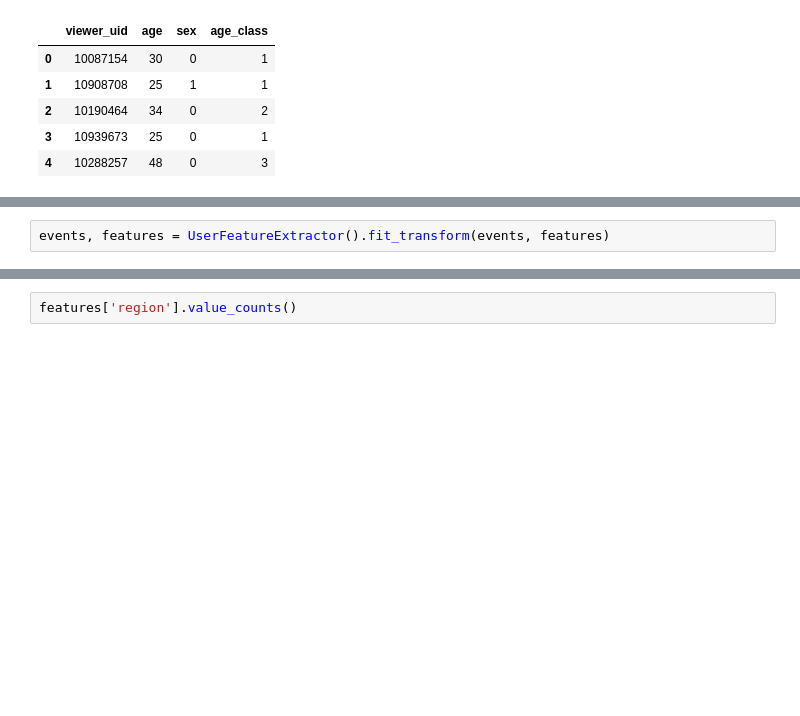
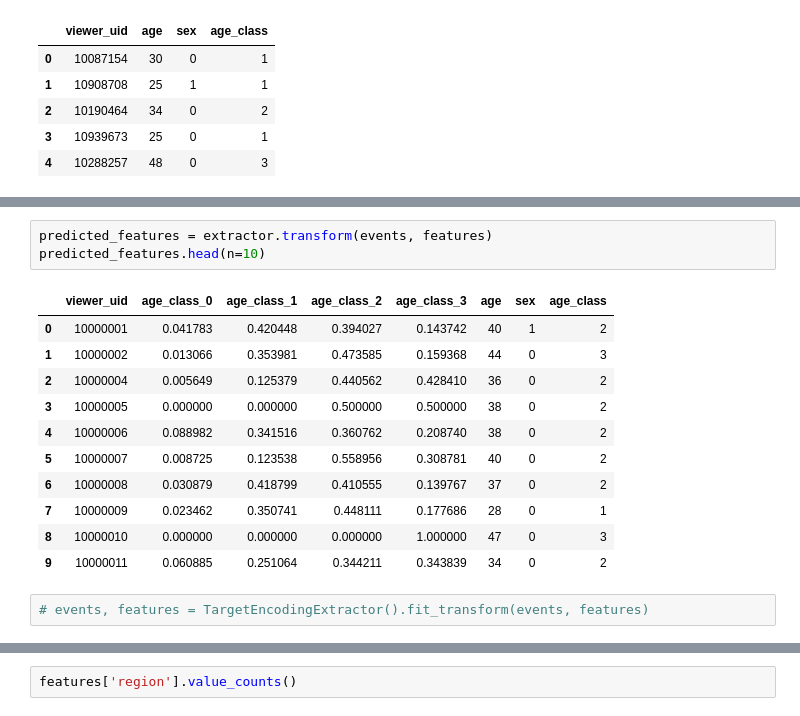
Before and after one commit to Paspasuy/SocDemPrediction, a Jupyter notebook: personal/paspasuy/baseline_socdem.ipynb, the cells around one changed output, grey strips where cells are left out. Cells and saved outputs as stored; diff of their text form; blank space fills up the shorter version.

```diff
--- a/personal/paspasuy/baseline_socdem.ipynb
+++ b/personal/paspasuy/baseline_socdem.ipynb
@@ -51,5 +77,20 @@ features.head()
+# %%
+predicted_features = extractor.transform(events, features)
+predicted_features.head(n=10)
+# %% [output]
+|  | viewer_uid | age_class_0 | age_class_1 | age_class_2 | age_class_3 | age | sex | age_class |
+| 0 | 10000001 | 0.041783 | 0.420448 | 0.394027 | 0.143742 | 40 | 1 | 2 |
+| 1 | 10000002 | 0.013066 | 0.353981 | 0.473585 | 0.159368 | 44 | 0 | 3 |
+| 2 | 10000004 | 0.005649 | 0.125379 | 0.440562 | 0.428410 | 36 | 0 | 2 |
+| 3 | 10000005 | 0.000000 | 0.000000 | 0.500000 | 0.500000 | 38 | 0 | 2 |
+| 4 | 10000006 | 0.088982 | 0.341516 | 0.360762 | 0.208740 | 38 | 0 | 2 |
+| 5 | 10000007 | 0.008725 | 0.123538 | 0.558956 | 0.308781 | 40 | 0 | 2 |
+| 6 | 10000008 | 0.030879 | 0.418799 | 0.410555 | 0.139767 | 37 | 0 | 2 |
+| 7 | 10000009 | 0.023462 | 0.350741 | 0.448111 | 0.177686 | 28 | 0 | 1 |
+| 8 | 10000010 | 0.000000 | 0.000000 | 0.000000 | 1.000000 | 47 | 0 | 3 |
+| 9 | 10000011 | 0.060885 | 0.251064 | 0.344211 | 0.343839 | 34 | 0 | 2 |
 # %%
-events, features = UserFeatureExtractor().fit_transform(events, features)
+# events, features = TargetEncodingExtractor().fit_transform(events, features)
 # %%
 features.head(n=15)
 # %% [output]
```
Also changed, not shown: parts of 4 cells of this notebook, 2 other files.
